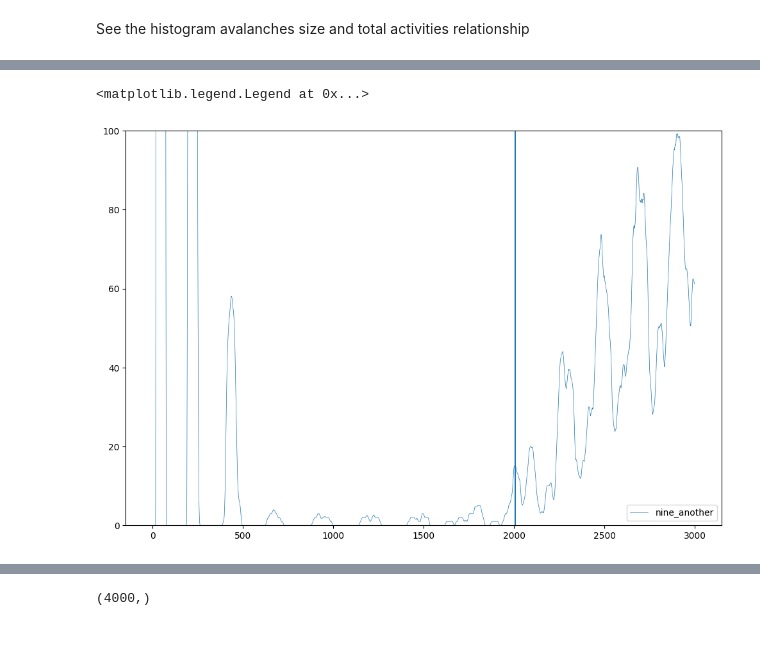
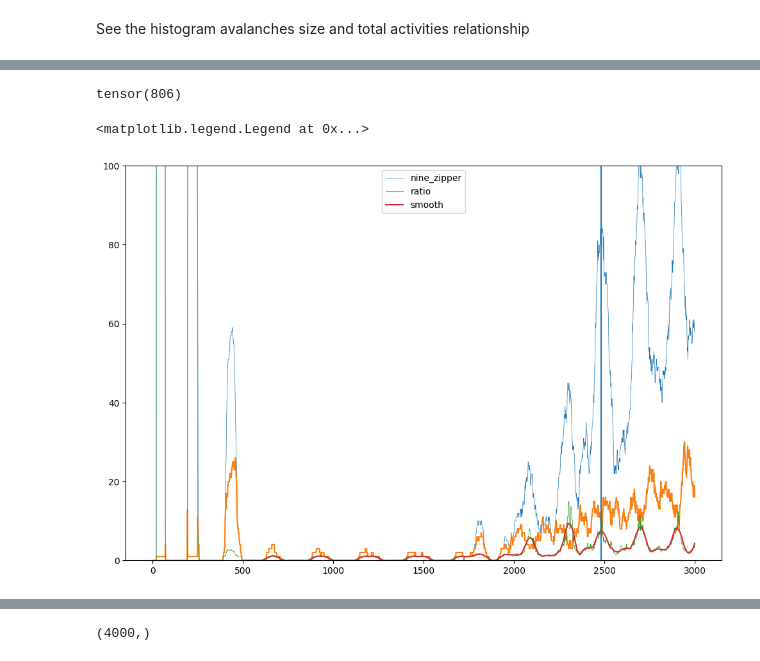
Before and after one commit to hhsherlock/Spiking_NN, a Jupyter notebook: mnst_learn/calculation.ipynb, the cells around one changed output, grey strips where cells are left out. Drawn from its saved outputs; the diff is of its cells as text; code cells hidden in the pictures.

```diff
--- a/mnst_learn/calculation.ipynb
+++ b/mnst_learn/calculation.ipynb
@@ -44,7 +44,7 @@ device = torch.device("cuda" if torch.cuda.is_available() else "cpu")
 
 
 # with open(path + "fire_data_mnst_two.pkl", "rb") as f:
-with open(path + "Spiking_add_files/fire_data_mnst_nine_another.pkl", "rb") as f:
+with open(path + "Spiking_add_files/fire_data_mnst_nine.pkl", "rb") as f:
     fire_data = pickle.load(f)
 
 train = False
@@ -725,12 +725,16 @@ See the histogram avalanches size and total activities relationship
 # per time
 total_sizes_nine_another_zipper = []
 labels_nine_another_zipper = []
-for i in range(E_fires[500:].shape[0]):
+for i in range(E_fires.shape[0]):
     blob_sizes, temp_label= avalanches(E_fires[i])
 
     # limit sizes
-    # blob_sizes = blob_sizes[blob_sizes>10]
-    blob_sizes = blob_sizes[blob_sizes<10]
+    # blob_sizes = blob_sizes[blob_sizes>5]
+    # blob_sizes = blob_sizes[blob_sizes<10]
 
     total_sizes_nine_another_zipper.append(blob_sizes)
     labels_nine_another_zipper.append(temp_label)
+# %%
+length_sizes = []
+for i in total_sizes_nine_another_zipper:
+    length_sizes.append(i.shape[0])
@@ -749,23 +760,30 @@ df_six_zipper = pd.DataFrame({
+# %%
+np.argmax(ratio[500:])
+# %% [output]
+tensor(806)
 # %%
 # df["time_num"] = pd.to_numeric(df["time"], errors="coerce")
 fig, ax = plt.subplots(figsize=(12, 8))
 # sns.scatterplot(data=df[:], x="time", y="value", ax=ax, s=5)
 # ax.plot(times[500:], sum_six.cpu()[500:], label='six', lw=0.5)
 # ax.plot(times[500:], sum_nine.cpu()[500:], label='nine', lw=0.5)
 # ax.plot(times[500:], sum_zero.cpu()[500:], label='zero', lw=0.5)
 # ax.plot(times[:3000], sum_two_zipper.cpu()[:3000], label='seven', lw=0.5)
-# ax.plot(times[:3000]+500, sum_nine_zipper.cpu()[:3000], label='nine_zipper', lw=0.5)
+ax.plot(times[:3000], sum_nine_zipper.cpu()[:3000], label='nine_zipper', lw=0.5)
 # ax.plot(times[:3000], sum_six_zipper.cpu()[:3000], label='six_zipper', lw=0.5)
-# ax.plot(times[:3000], sum_nine_another_zipper.cpu()[:3000], label='nine_another', lw=0.5)
-ax.plot(times[:3000], smooth_test[:3000], label='nine_another', lw=0.5)
-ax.axvline(x=1929+79)
+# ax.plot(times[:3000], sum_zero_zipper[:3000], label='nine_another', lw=0.5)
+ax.plot(times[:3000], length_sizes[:3000])
+ax.plot(times[:3000], sum_nine_zipper[:3000]/(np.array(length_sizes[:3000])+1e-8), label="ratio", lw=0.5)
+# ax.plot(times[:3000], smooth_test[:3000], label='nine_another', lw=0.5)
+ax.plot(times[500:3000], y_smooth, label="smooth")
+ax.axvline(x=1981+500)
 
 ax.set_ylim([0,100])
 
 ax.legend()
 # %% [output]
 <matplotlib.legend.Legend at 0x...>
-[figure, old version]
+[figure, new version]
 # %%
 def smoothing(arr, window_size):
     temp = np.convolve(arr, np.ones(window_size)/window_size, mode='same')
```
Also changed, not shown: parts of 18 cells of this notebook, 6 other files.
